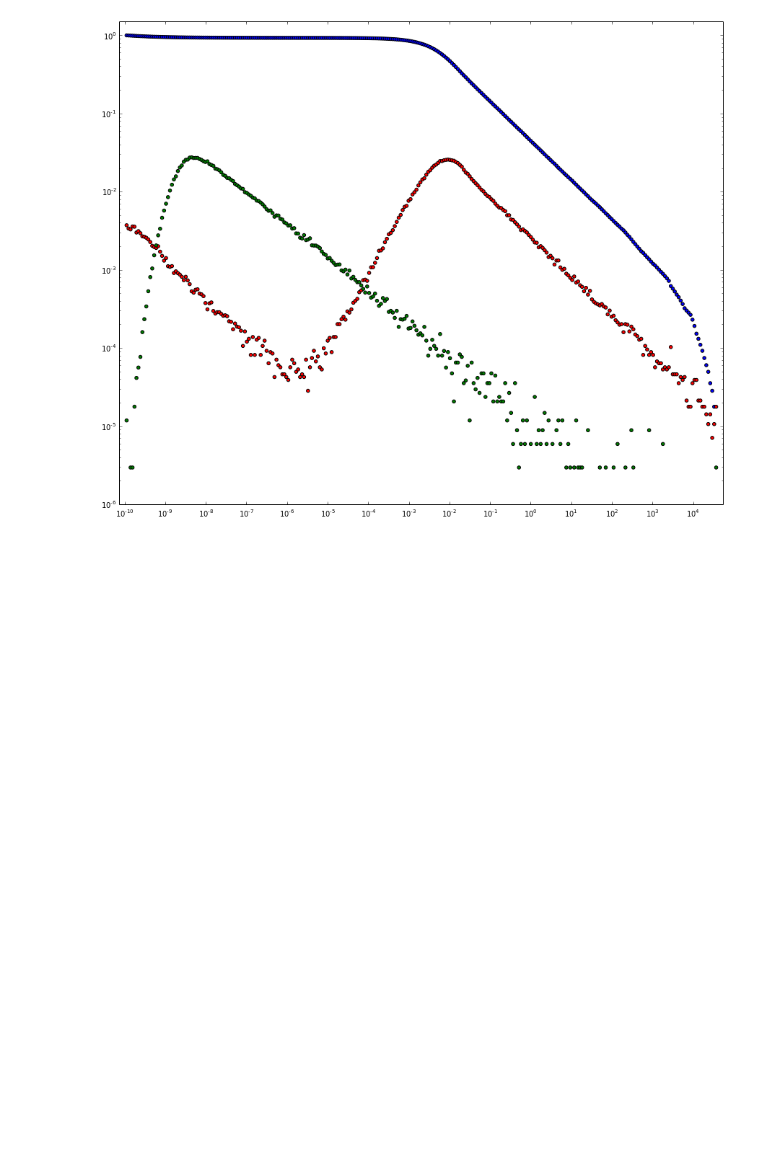
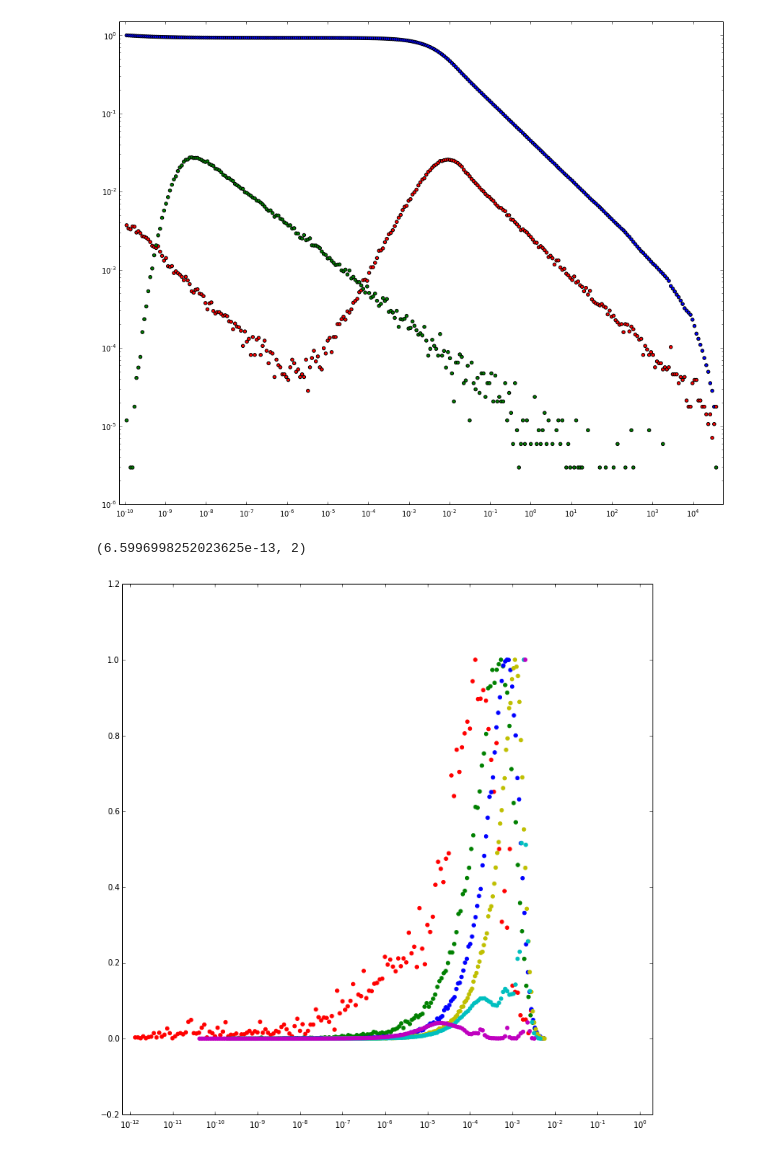
Before and after one commit to forrestsheldon/memNets, a Jupyter notebook: Voltage_Distributions.ipynb, the cells around one changed output. Saved outputs shown, nothing was run; the diff lists cells and outputs as text; code cells hidden in the pictures; blank space fills up the shorter version.

Commit message:
Worked out script to plot multiple voltage distribution

```diff
--- a/Voltage_Distributions.ipynb
+++ b/Voltage_Distributions.ipynb
@@ -290,7 +290,7 @@ ax.set_ylim(1e-6, np.max(ccdf)*1.5)
 (1e-06, 1.4944374330529957)
 [figure]
 # %%
-L = 8
+L = 512
 
 v_external = np.empty(L*L) * np.nan
 v_external[0:L] = 1
@@ -307,3 +307,27 @@ for p in concentrations:
         rnet.solve_voltages('spsolve')
         conductivity = rnet.conductivity()
     voltage_drops_by_concentration.append(calculate_voltage_drops(rnet.G, rnet.voltages))
+# %%
+fig, ax = plt.subplots(figsize=(12, 12))
+colors = ['r', 'g', 'b', 'y', 'c', 'm']
+bin_min = 1e30
+bin_max = 0
+for p, voltage_drops, c in zip(concentrations, voltage_drops_by_concentration, colors):
+
+    hist, bins = np.histogram(np.log10(voltage_drops), 150)
+    pdf = hist / max(hist)
+
+    ax.scatter(10**bins[1:], pdf, color=c)
+    if bins[1:].min() < bin_min:
+        bin_min = bins[1:].min()
+    if bins[1:].max() > bin_max:
+        bin_max = bins[1:].max()
+
+
+#ax.set_yscale('log')
+ax.set_xscale('log')
+#ax.set_ylim(1, hist.max()*2)
+ax.set_xlim((10**bin_min)/2, 2*(10**bin_max))
+# %% [output]
+(6.5996998252023625e-13, 2)
+[figure, added]
```
Also changed, not shown: parts of 3 cells of this notebook.
